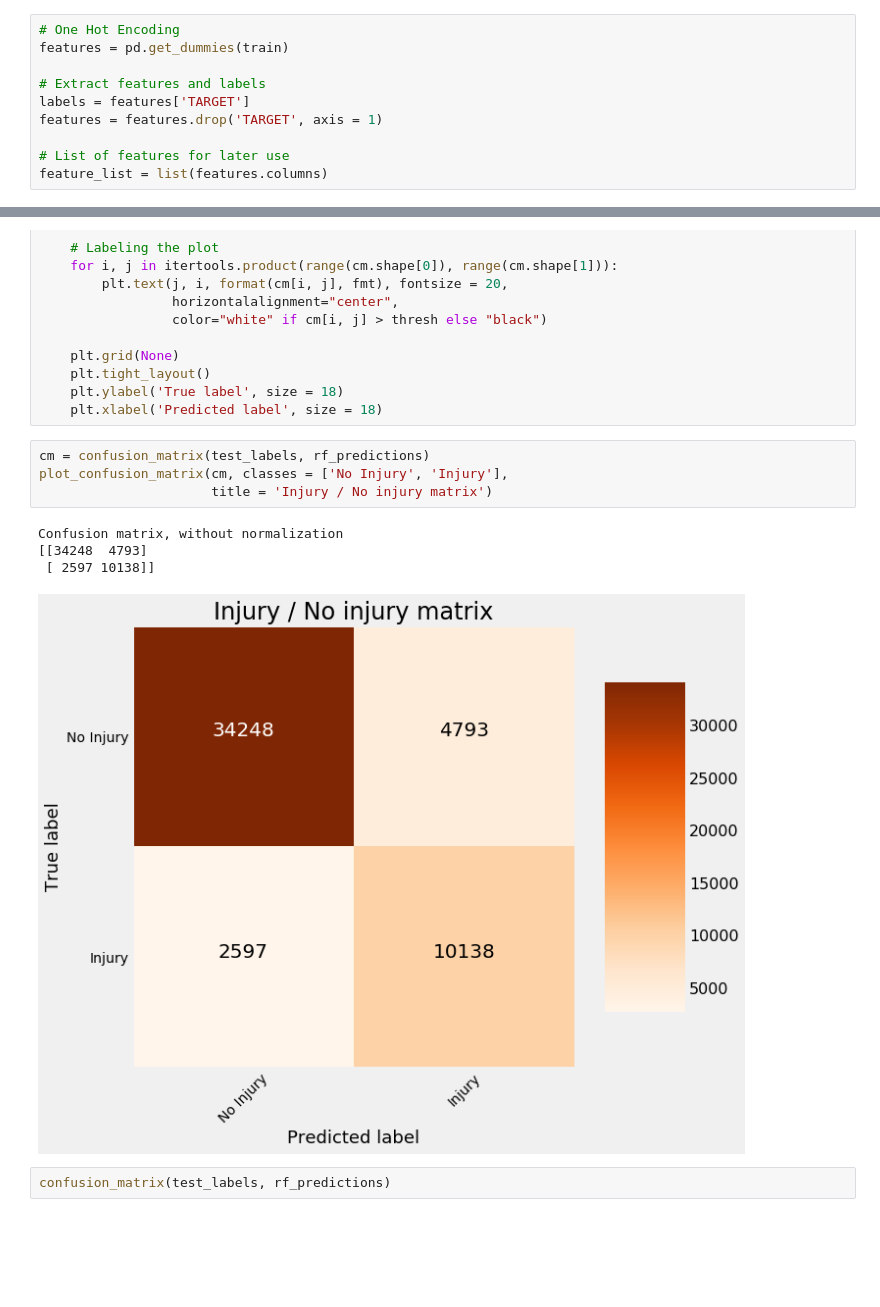
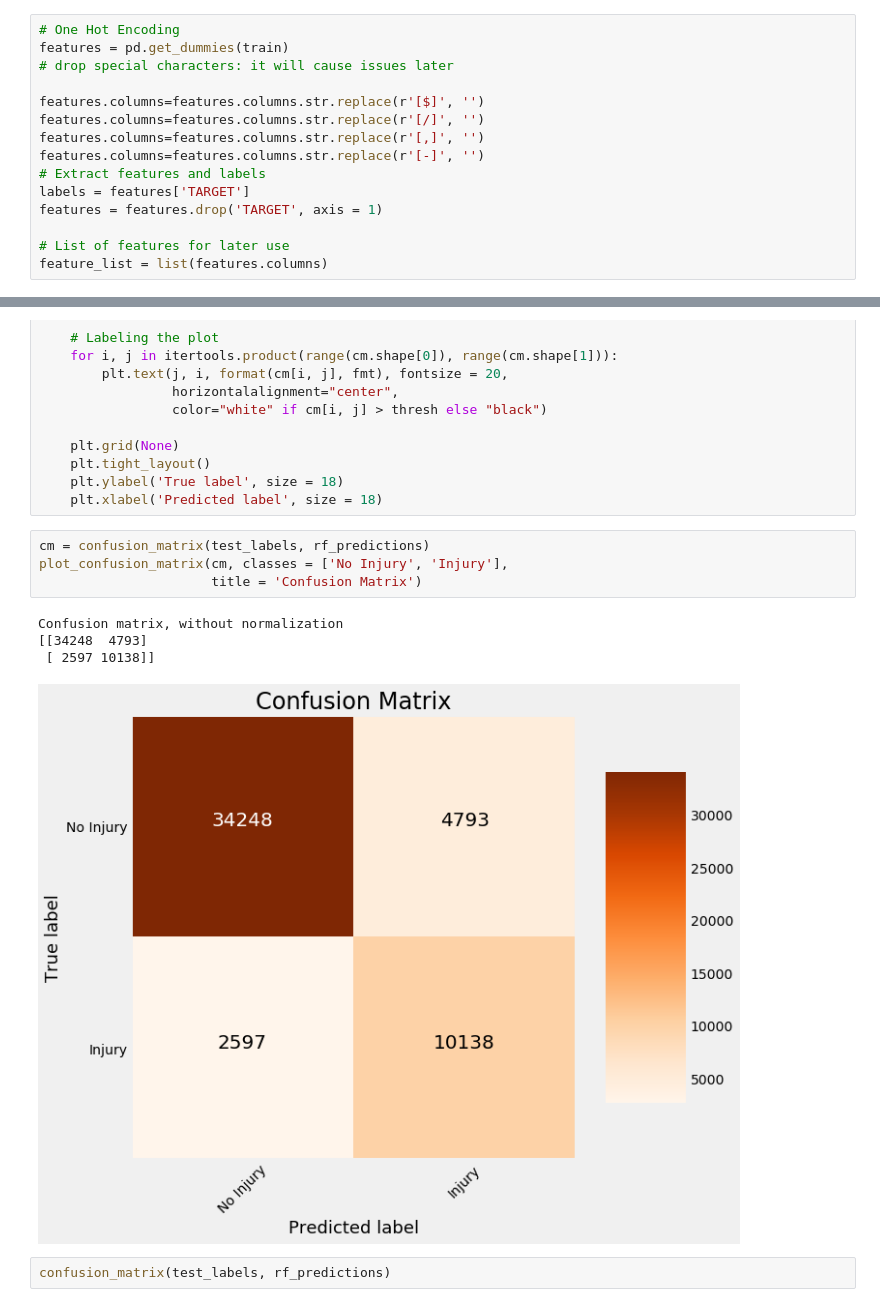
Before and after one commit to KThompson0308/Chicago-Traffic-Analysis, a Jupyter notebook: notebooks/sangrae/00_INJURY_RF.ipynb, the cells around one changed output, grey strips where cells are left out. Cells and saved outputs as stored; diff of their text form; blank space fills up the shorter version.

```diff
--- a/notebooks/sangrae/00_INJURY_RF.ipynb
+++ b/notebooks/sangrae/00_INJURY_RF.ipynb
@@ -175,7 +175,12 @@ There are some variables with NaN value. Random Forest cannot handle the missing
 # %%
 # One Hot Encoding
 features = pd.get_dummies(train)
+# drop special characters: it will cause issues later
 
+features.columns=features.columns.str.replace(r'[$]', '')
+features.columns=features.columns.str.replace(r'[/]', '')
+features.columns=features.columns.str.replace(r'[,]', '')
+features.columns=features.columns.str.replace(r'[-]', '')
 # Extract features and labels
 labels = features['TARGET']
 features = features.drop('TARGET', axis = 1)
@@ -808,12 +828,12 @@ def plot_confusion_matrix(cm, classes,
 # %%
 cm = confusion_matrix(test_labels, rf_predictions)
 plot_confusion_matrix(cm, classes = ['No Injury', 'Injury'],
-                      title = 'Injury / No injury matrix')
+                      title = 'Confusion Matrix')
 # %% [output]
 Confusion matrix, without normalization
 [[34248  4793]
  [ 2597 10138]]
-[figure, old version]
+[figure, new version]
 # %%
 confusion_matrix(test_labels, rf_predictions)
 # %% [output]
```
Also changed, not shown: parts of 17 cells of this notebook.
